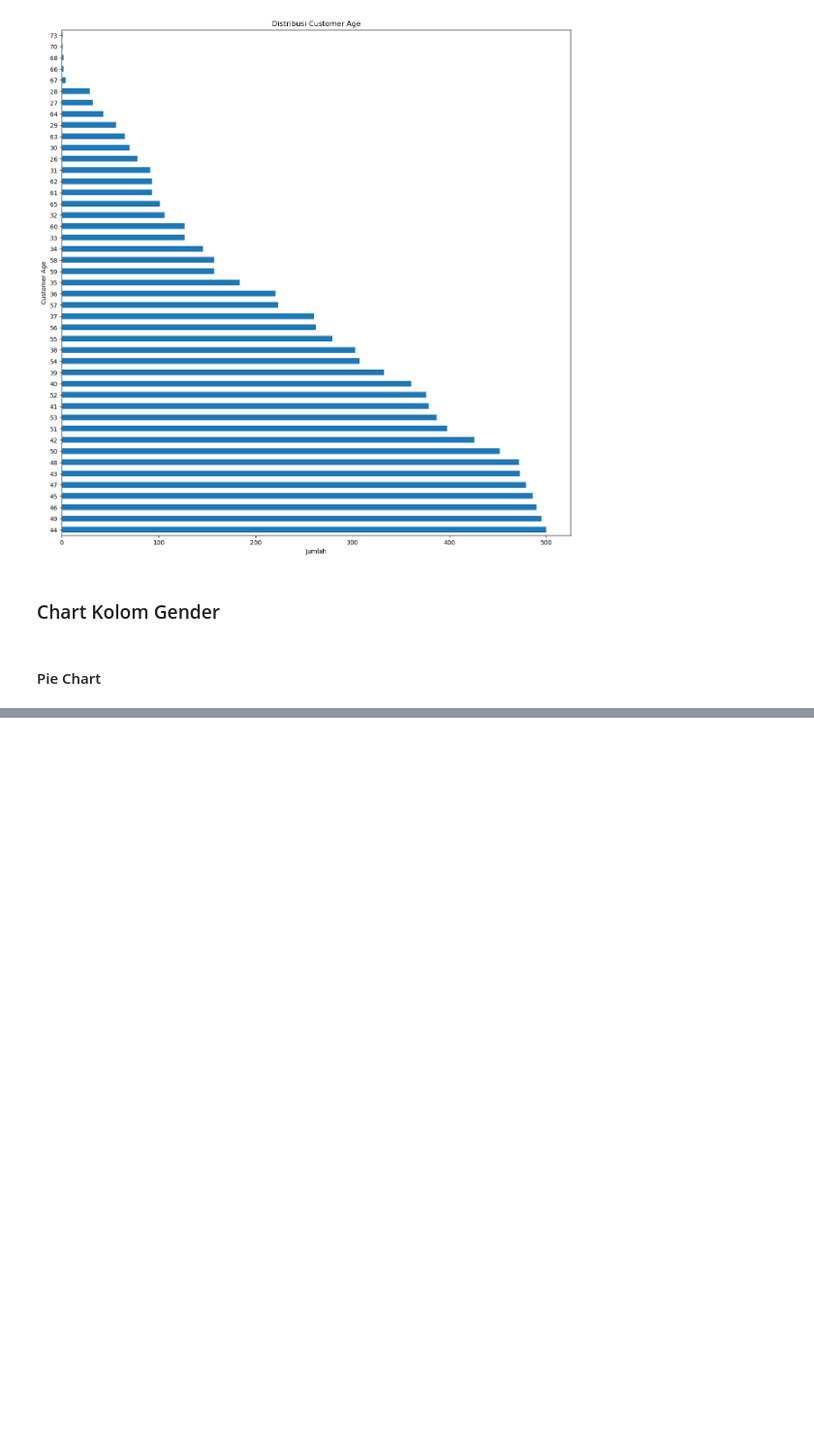
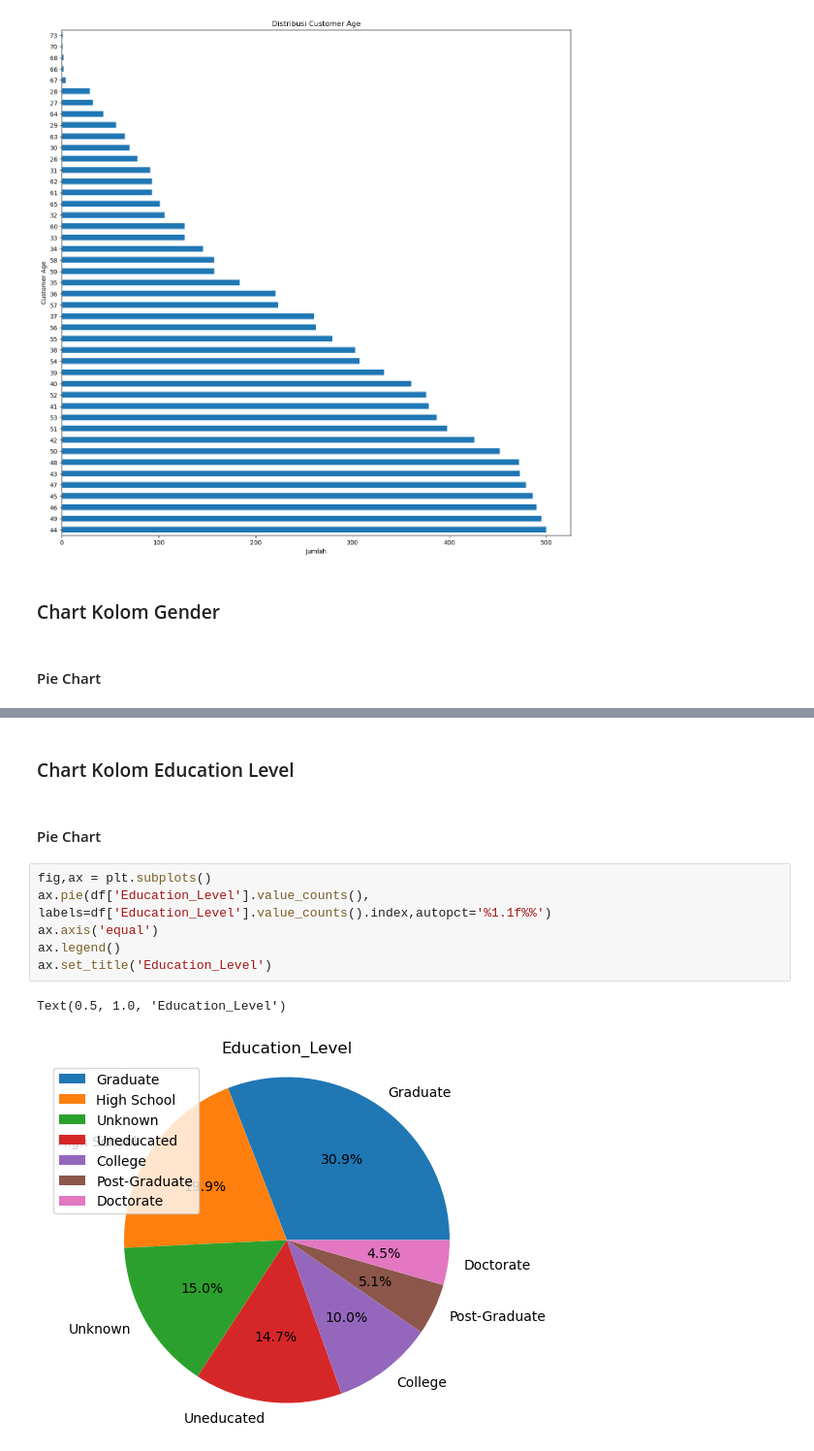
Before and after one commit to KhadafiZubaidiDev/my-projects, a Jupyter notebook: data-visualization-project/main.ipynb, the cells around one changed output, grey strips where cells are left out. Shown at 97% size. Drawn from its saved outputs; the diff is of its cells as text; blank space fills up the shorter version.

```diff
--- a/data-visualization-project/main.ipynb
+++ b/data-visualization-project/main.ipynb
@@ -279,0 +327,13 @@ ax.set_title('Gender')
+# %% [markdown]
+### Chart Kolom Education Level
+# %% [markdown]
+#### Pie Chart
+# %%
+fig,ax = plt.subplots()
+ax.pie(df['Education_Level'].value_counts(), labels=df['Education_Level'].value_counts().index,autopct='%1.1f%%')
+ax.axis('equal')
+ax.legend()
+ax.set_title('Education_Level')
+# %% [output]
+Text(0.5, 1.0, 'Education_Level')
+[figure, added]
```
Also changed, not shown: parts of 18 cells of this notebook.
